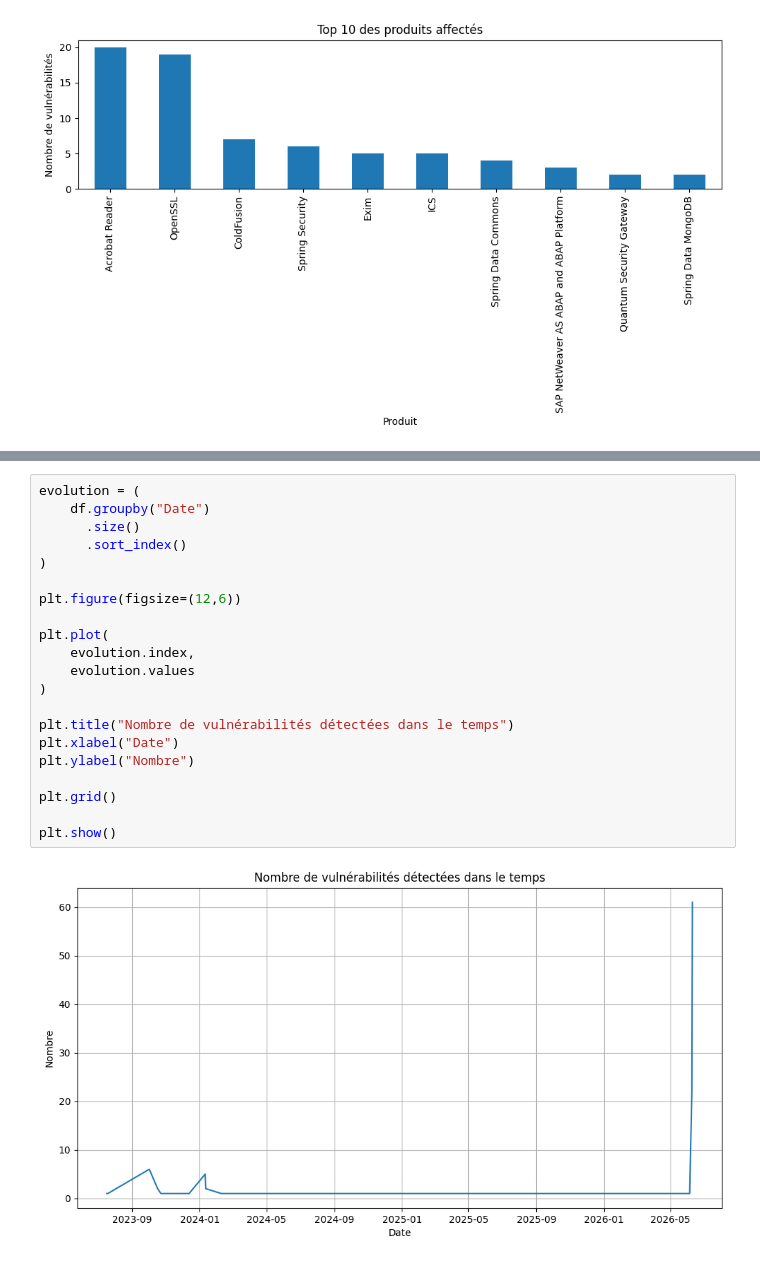
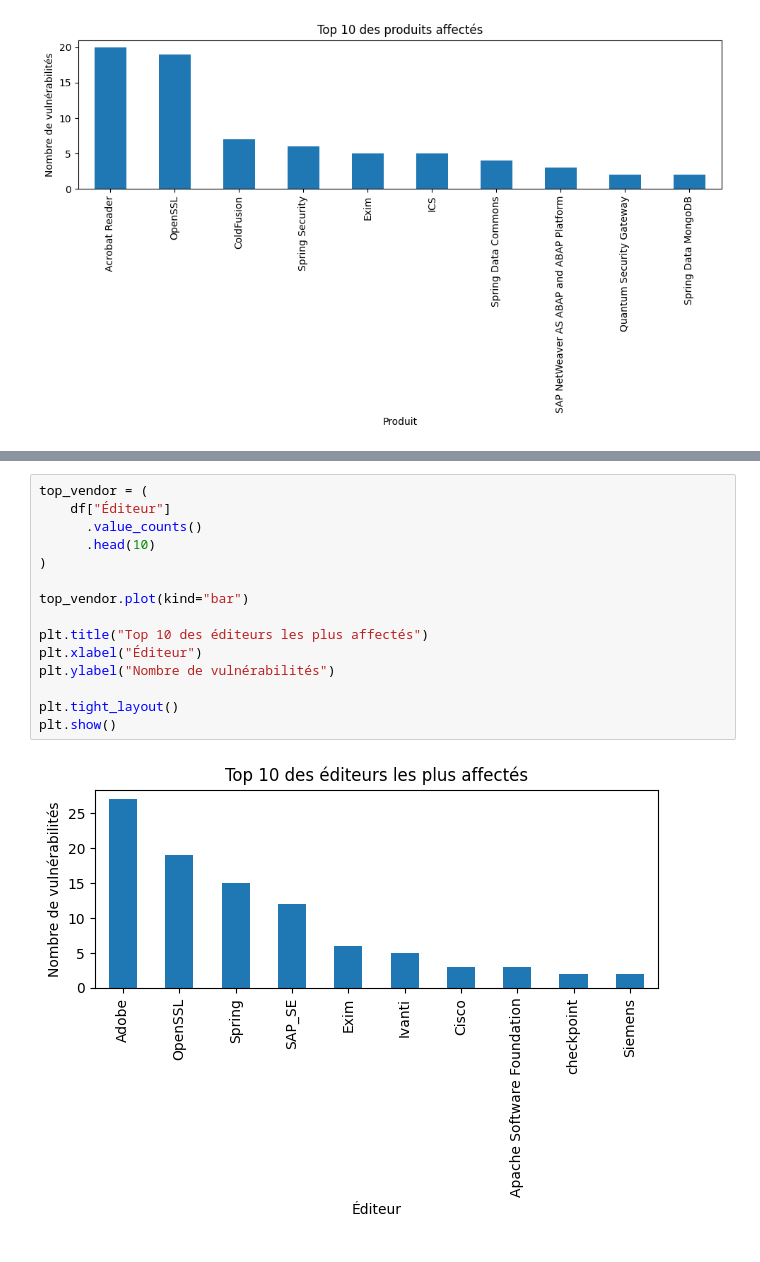
Before and after one commit to Miner205/Mastercamp-Project-TD-Final-grp11, a Jupyter notebook: Notebook.ipynb, the cells around one changed output, grey strips where cells are left out. Drawn from its saved outputs; the diff is of its cells as text.

```diff
--- a/Notebook.ipynb
+++ b/Notebook.ipynb
@@ -475,23 +422,17 @@ plt.show()
-# %%
-evolution = (
-    df.groupby("Date")
-      .size()
-      .sort_index()
-)
-
-plt.figure(figsize=(12,6))
-
-plt.plot(
-    evolution.index,
-    evolution.values
-)
-
-plt.title("Nombre de vulnérabilités détectées dans le temps")
-plt.xlabel("Date")
-plt.ylabel("Nombre")
-
-plt.grid()
-
-plt.show()
-# %% [output]
-[figure]
+# %%
+top_vendor = (
+    df["Éditeur"]
+      .value_counts()
+      .head(10)
+)
+
+top_vendor.plot(kind="bar")
+
+plt.title("Top 10 des éditeurs les plus affectés")
+plt.xlabel("Éditeur")
+plt.ylabel("Nombre de vulnérabilités")
+
+plt.tight_layout()
+plt.show()
+# %% [output]
+[figure, added]
```
Also changed, not shown: parts of 24 cells of this notebook.
